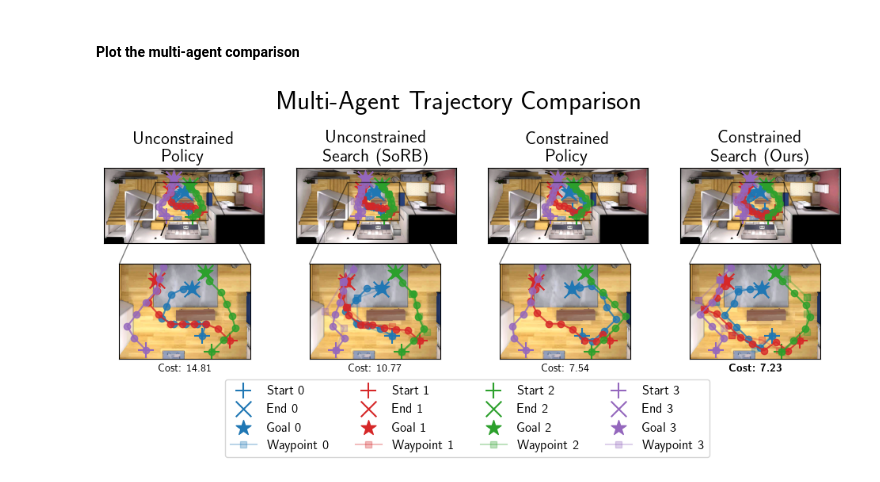
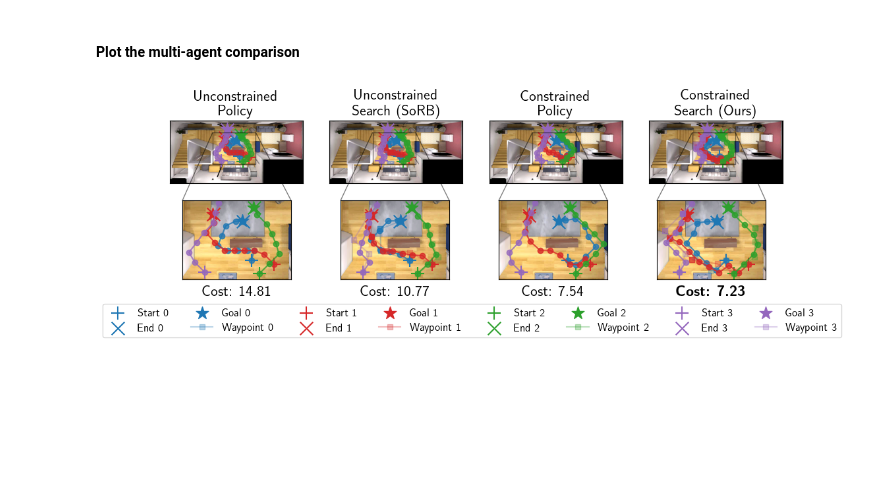
Before and after one commit to delay-planner/rb-visual-mapf, a Jupyter notebook: pud/plots/plot_habitat_illustration.ipynb, the cells around one changed output. Cells and saved outputs as stored; diff of their text form; code cells hidden in the pictures; blank space fills up the shorter version.

```diff
--- a/pud/plots/plot_habitat_illustration.ipynb
+++ b/pud/plots/plot_habitat_illustration.ipynb
@@ -367,37 +351,37 @@ for agent_id in range(n_agents):
     axs[0] = plot_agent_paths(agent_id, start[agent_id], goal[agent_id], agent_unconstrained_observations, "Unconstrained\nPolicy", axs[0])
     axs[1] = plot_agent_paths(agent_id, start[agent_id], goal[agent_id], agent_unconstrained_search_observations, "Unconstrained\nSearch (SoRB)", axs[1], wps=agent_unconstrained_search_waypoints)
     axs[2] = plot_agent_paths(agent_id, start[agent_id], goal[agent_id], agent_constrained_observations, "Constrained\nPolicy", axs[2])
     axs[3] = plot_agent_paths(agent_id, start[agent_id], goal[agent_id], agent_constrained_search_observations, "Constrained\nSearch (Ours)", axs[3], wps=agent_constrained_search_waypoints)
 
 inset_agent_id = 0
 xlim, ylim = (11, 22), (5, 13)
 axs_0_inset = add_inset_axes(fig, axs[0], 0, eval_env, start[inset_agent_id], goal[inset_agent_id], np.array(unconstrained_observations[inset_agent_id]), agent_id=inset_agent_id, xlim=xlim, ylim=ylim)
 for n_agent in range(1, n_agents):
     axs_0_inset = plot_agent_paths(n_agent, start[n_agent], goal[n_agent], np.array(unconstrained_observations[n_agent]), "", axs_0_inset, wps=None, use_agent_id=False)
-axs[0].text(0.5, -0.1, f"Cost: {unconstrained_cc:.2f}", horizontalalignment="center", verticalalignment="center", transform=axs_0_inset.transAxes, weight='bold')
+axs[0].text(0.5, -0.15, f"Cost: {unconstrained_cc:.2f}", horizontalalignment="center", verticalalignment="center", transform=axs_0_inset.transAxes, weight='bold', fontsize=16)
 axs[0].indicate_inset_zoom(axs_0_inset, edgecolor="black")
 
 axs_1_inset = add_inset_axes(fig, axs[1], 1, eval_env, start[inset_agent_id], goal[inset_agent_id], np.array(unconstrained_search_observations[inset_agent_id]), agent_id=inset_agent_id, wps=np.array(unconstrained_search_waypoints[inset_agent_id]), xlim=xlim, ylim=ylim)
 for n_agent in range(1, n_agents):
     axs_1_inset = plot_agent_paths(n_agent, start[n_agent], goal[n_agent], np.array(unconstrained_search_observations[n_agent]), "", axs_1_inset, wps=np.array(unconstrained_search_waypoints[n_agent]), use_agent_id=False)
-axs[1].text(0.5, -0.1, f"Cost: {unconstrained_search_cc:.2f}", horizontalalignment="center", verticalalignment="center", transform=axs_1_inset.transAxes, weight='bold')
+axs[1].text(0.5, -0.15, f"Cost: {unconstrained_search_cc:.2f}", horizontalalignment="center", verticalalignment="center", transform=axs_1_inset.transAxes, weight='bold', fontsize=16)
 axs[1].indicate_inset_zoom(axs_1_inset, edgecolor="black")
 
 axs_2_inset = add_inset_axes(fig, axs[2], 2, eval_env, start[inset_agent_id], goal[inset_agent_id], np.array(constrained_observations[inset_agent_id]), agent_id=inset_agent_id, xlim=xlim, ylim=ylim)
 for n_agent in range(1, n_agents):
     axs_2_inset = plot_agent_paths(n_agent, start[n_agent], goal[n_agent], np.array(constrained_observations[n_agent]), "", axs_2_inset, wps=None, use_agent_id=False)
-axs[2].text(0.5, -0.1, f"Cost: {constrained_cc:.2f}", horizontalalignment="center", verticalalignment="center", transform=axs_2_inset.transAxes, weight='bold')
+axs[2].text(0.5, -0.15, f"Cost: {constrained_cc:.2f}", horizontalalignment="center", verticalalignment="center", transform=axs_2_inset.transAxes, weight='bold', fontsize=16)
 axs[2].indicate_inset_zoom(axs_2_inset, edgecolor="black")
 
 axs_3_inset = add_inset_axes(fig, axs[3], 3, eval_env, start[inset_agent_id], goal[inset_agent_id], np.array(constrained_search_observations[inset_agent_id]), wps=np.array(constrained_search_waypoints[inset_agent_id]), agent_id=inset_agent_id, xlim=xlim, ylim=ylim)
 for n_agent in range(1, n_agents):
     axs_3_inset = plot_agent_paths(n_agent, start[n_agent], goal[n_agent], np.array(constrained_search_observations[n_agent]), "", axs_3_inset, wps=np.array(constrained_search_waypoints[n_agent]), use_agent_id=False)
-axs[3].text(0.5, -0.1, rf"\textbf{{Cost: {constrained_search_cc:.2f}}}", horizontalalignment="center", verticalalignment="center", transform=axs_3_inset.transAxes, weight='bold')
+axs[3].text(0.5, -0.15, rf"\textbf{{Cost: {constrained_search_cc:.2f}}}", horizontalalignment="center", verticalalignment="center", transform=axs_3_inset.transAxes, weight='bold', fontsize=16)
 axs[3].indicate_inset_zoom(axs_3_inset, edgecolor="black")
 
 handles, labels = axs[1].get_legend_handles_labels()
-plt.legend(handles=handles, labels=labels, loc="lower center", bbox_to_anchor=(-1.7, -1.1), ncol=4, fontsize=12)
-_ = plt.suptitle("Multi-Agent Trajectory Comparison", fontsize=24)
+plt.legend(handles=handles, labels=labels, loc="lower center", bbox_to_anchor=(-1.7, -0.8), ncol=8, fontsize=12)
+# _ = plt.suptitle("Multi-Agent Trajectory Comparison", fontsize=24)
 plt.savefig("pud/plots/figures/paper/multi_agent_habitatenv_comparison.svg", bbox_inches="tight")
 # %% [output]
-[figure, old version]
+[figure, new version]
```
Also changed, not shown: parts of 2 cells of this notebook, 3 other files.
